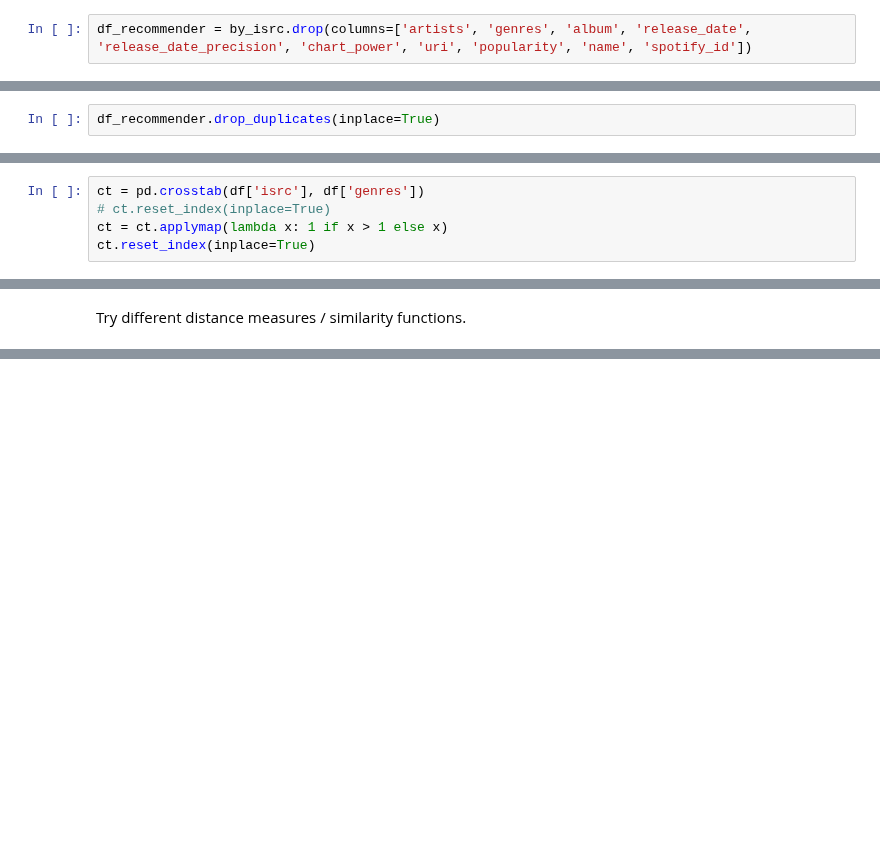
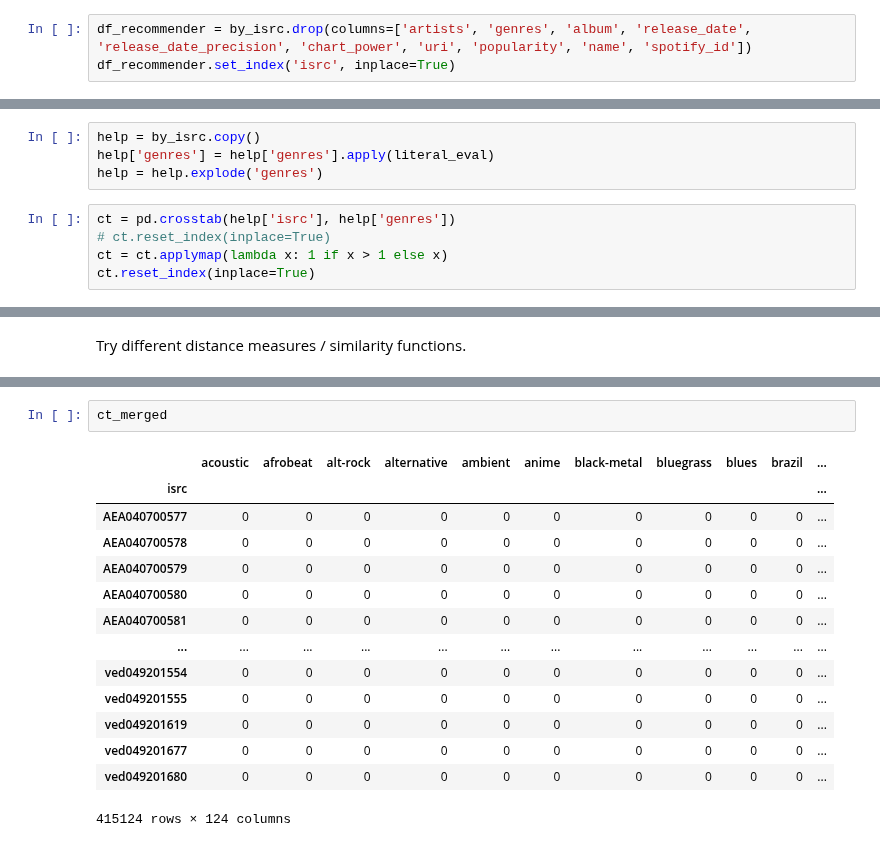
Before and after one commit to Jannis37/80s-recommender, a Jupyter notebook: recommender.ipynb, the cells around one changed output, grey strips where cells are left out. Saved outputs shown, nothing was run; the diff lists cells and outputs as text; blank space fills up the shorter version.

```diff
--- a/recommender.ipynb
+++ b/recommender.ipynb
@@ -233,3 +21,4 @@ by_isrc.to_csv('data/checkpoint/by_isrc_oldest.csv')
 Create a DataFrame which contains only the relevant features for the recommender system
 # %%
 df_recommender = by_isrc.drop(columns=['artists', 'genres', 'album', 'release_date', 'release_date_precision', 'chart_power', 'uri', 'popularity', 'name', 'spotify_id'])
+df_recommender.set_index('isrc', inplace=True)
@@ -240,2 +24,0 @@ df_recommender.shape
-# %%
-df_recommender.drop_duplicates(inplace=True)
@@ -261,7 +71,11 @@ df_recommender_scaled.describe().T[['min', 'max']]
 # %% [markdown]
 Convert every genre to a feature. If a song is part of a genre it should contain the value 1 otherwise 0.
+# %%
+help = by_isrc.copy()
+help['genres'] = help['genres'].apply(literal_eval)
+help = help.explode('genres')
 # %%
-ct = pd.crosstab(df['isrc'], df['genres'])
+ct = pd.crosstab(help['isrc'], help['genres'])
 # ct.reset_index(inplace=True)
 ct = ct.applymap(lambda x: 1 if x > 1 else x)
 ct.reset_index(inplace=True)
@@ -296 +164,18 @@ Try different distance measures / similarity functions.
+# %%
+ct_merged
+# %% [output]
+|  | acoustic | afrobeat | alt-rock | alternative | ambient | anime | black-metal | bluegrass | blues | brazil | ... |
+| isrc |  |  |  |  |  |  |  |  |  |  | ... |
+| AEA040700577 | 0 | 0 | 0 | 0 | 0 | 0 | 0 | 0 | 0 | 0 | ... |
+| AEA040700578 | 0 | 0 | 0 | 0 | 0 | 0 | 0 | 0 | 0 | 0 | ... |
+| AEA040700579 | 0 | 0 | 0 | 0 | 0 | 0 | 0 | 0 | 0 | 0 | ... |
+| AEA040700580 | 0 | 0 | 0 | 0 | 0 | 0 | 0 | 0 | 0 | 0 | ... |
+| AEA040700581 | 0 | 0 | 0 | 0 | 0 | 0 | 0 | 0 | 0 | 0 | ... |
+| ... | ... | ... | ... | ... | ... | ... | ... | ... | ... | ... | ... |
+| ved049201554 | 0 | 0 | 0 | 0 | 0 | 0 | 0 | 0 | 0 | 0 | ... |
+| ved049201555 | 0 | 0 | 0 | 0 | 0 | 0 | 0 | 0 | 0 | 0 | ... |
+| ved049201619 | 0 | 0 | 0 | 0 | 0 | 0 | 0 | 0 | 0 | 0 | ... |
+| ved049201677 | 0 | 0 | 0 | 0 | 0 | 0 | 0 | 0 | 0 | 0 | ... |
+| ved049201680 | 0 | 0 | 0 | 0 | 0 | 0 | 0 | 0 | 0 | 0 | ... |
+415124 rows × 124 columns
 # %%
```
Also changed, not shown: parts of 90 cells of this notebook.
